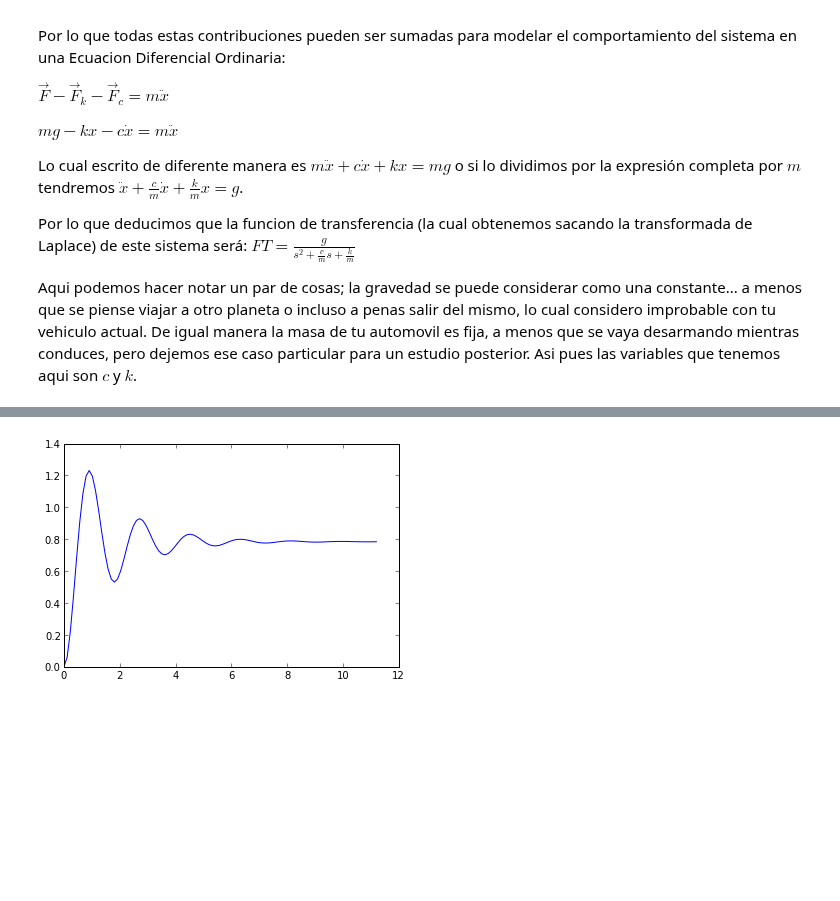
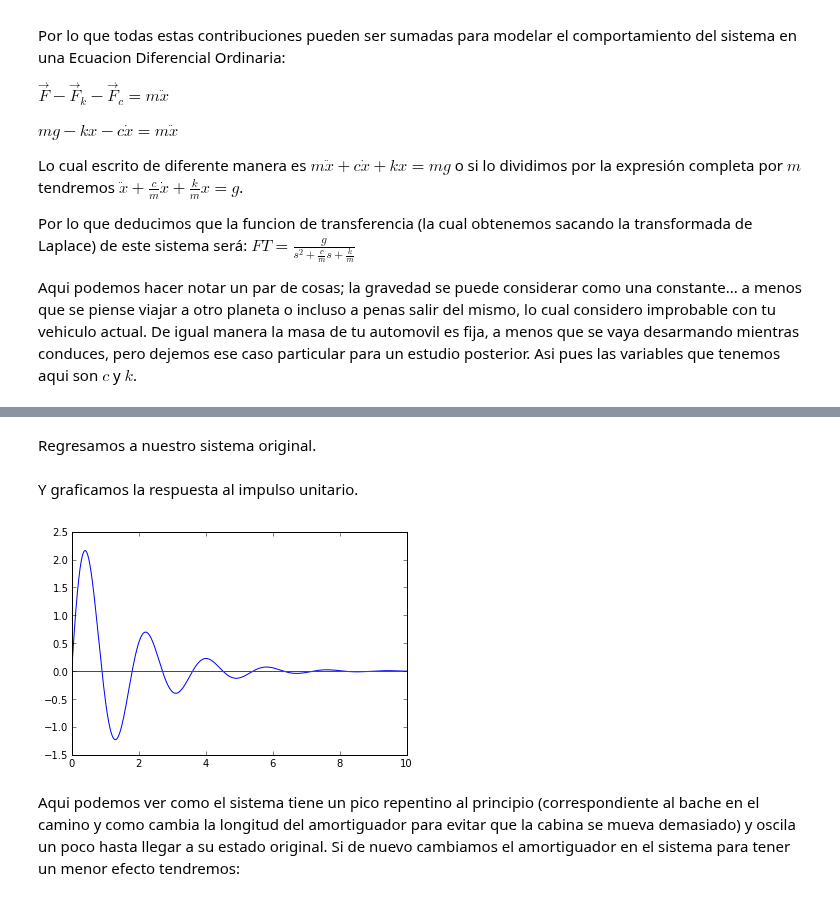
Before and after one commit to cad3na/JupyterNotebooks, a Jupyter notebook: Sistema Masa Resorte Amortiguador.ipynb, the cells around one changed output, grey strips where cells are left out. Cells and saved outputs as stored; diff of their text form; code cells hidden in the pictures; blank space fills up the shorter version.

```diff
--- a/Sistema Masa Resorte Amortiguador.ipynb
+++ b/Sistema Masa Resorte Amortiguador.ipynb
@@ -25,6 +83,17 @@ from control import tf, step
+# %% [markdown]
+Regresamos a nuestro sistema original.
 # %%
 G = tf([9.81],[1.0, 1500.0/1200.0, 15000.0/1200.0])
-y,t = step(G)
-plot(t,y);
+EU = tf([1,0],[1,0])
-# %% [output]
-[figure, removed]
+# %% [markdown]
+Y graficamos la respuesta al impulso unitario.
+# %%
+y,t = impulse(G,w)
+plot(t,y)
+y,t = impulse(EU,w)
+plot(t,y)
+xlim([0,10]);
+# %% [output]
+[figure, added]
+# %% [markdown]
+Aqui podemos ver como el sistema tiene un pico repentino al principio (correspondiente al bache en el camino y como cambia la longitud del amortiguador para evitar que la cabina se mueva demasiado) y oscila un poco hasta llegar a su estado original. Si de nuevo cambiamos el amortiguador en el sistema para tener un menor efecto tendremos:
```
Also changed, not shown: parts of 23 cells of this notebook.
